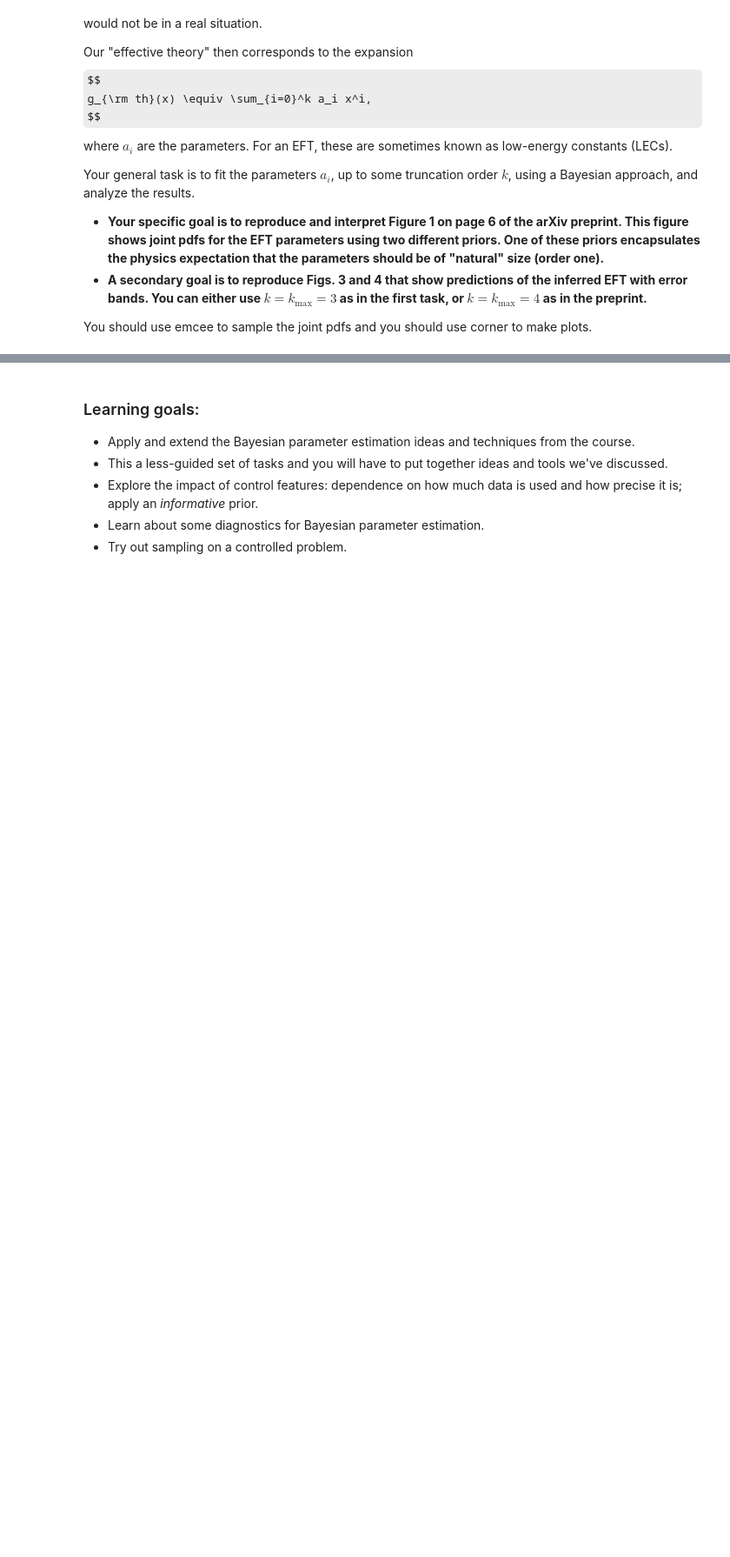
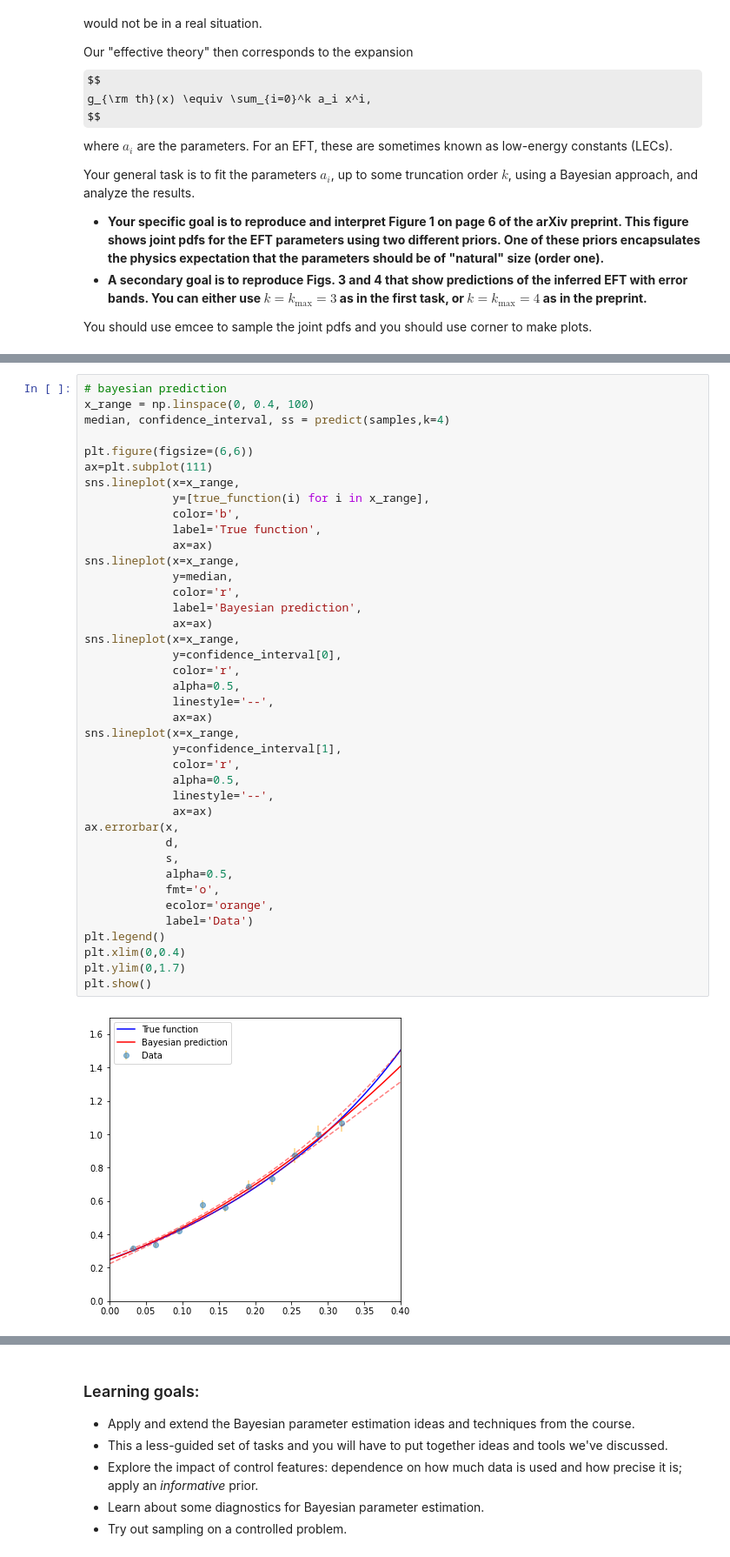
Before and after one commit to pwd-alejandro/learningFromData, a Jupyter notebook: doc/pub/Project1/TIF285_Project1.ipynb, the cells around one changed output, grey strips where cells are left out. Shown at 87% size. Drawn from its saved outputs; the diff is of its cells as text; some formulas as TeX source; blank space fills up the shorter version.

```diff
--- a/doc/pub/Project1/TIF285_Project1.ipynb
+++ b/doc/pub/Project1/TIF285_Project1.ipynb
@@ -48,0 +178,42 @@ You should use emcee to sample the joint pdfs and you should use corner to make
+# %%
+# bayesian prediction
+x_range = np.linspace(0, 0.4, 100)
+median, confidence_interval, ss = predict(samples,k=4)
+
+plt.figure(figsize=(6,6))
+ax=plt.subplot(111)
+sns.lineplot(x=x_range,
+             y=[true_function(i) for i in x_range],
+             color='b',
+             label='True function',
+             ax=ax)
+sns.lineplot(x=x_range,
+             y=median,
+             color='r',
+             label='Bayesian prediction',
+             ax=ax)
+sns.lineplot(x=x_range,
+             y=confidence_interval[0],
+             color='r',
+             alpha=0.5,
+             linestyle='--',
+             ax=ax)
+sns.lineplot(x=x_range,
+             y=confidence_interval[1],
+             color='r',
+             alpha=0.5,
+             linestyle='--',
+             ax=ax)
+ax.errorbar(x,
+            d,
+            s,
+            alpha=0.5,
+            fmt='o',
+            ecolor='orange',
+            label='Data')
+plt.legend()
+plt.xlim(0,0.4)
+plt.ylim(0,1.7)
+plt.show()
+# %% [output]
+[figure, added]
```
Also changed, not shown: parts of 11 cells of this notebook.
